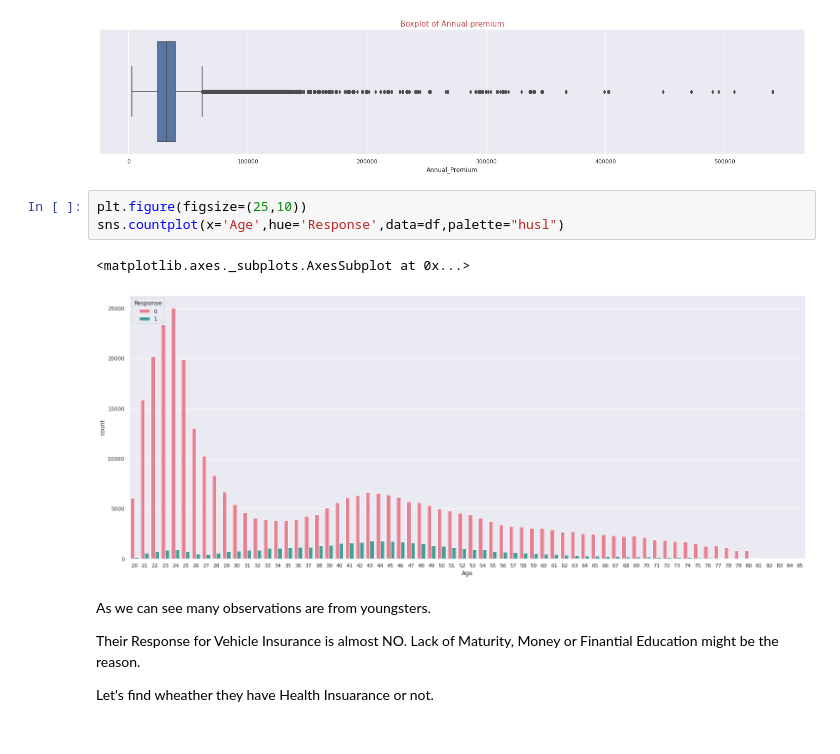
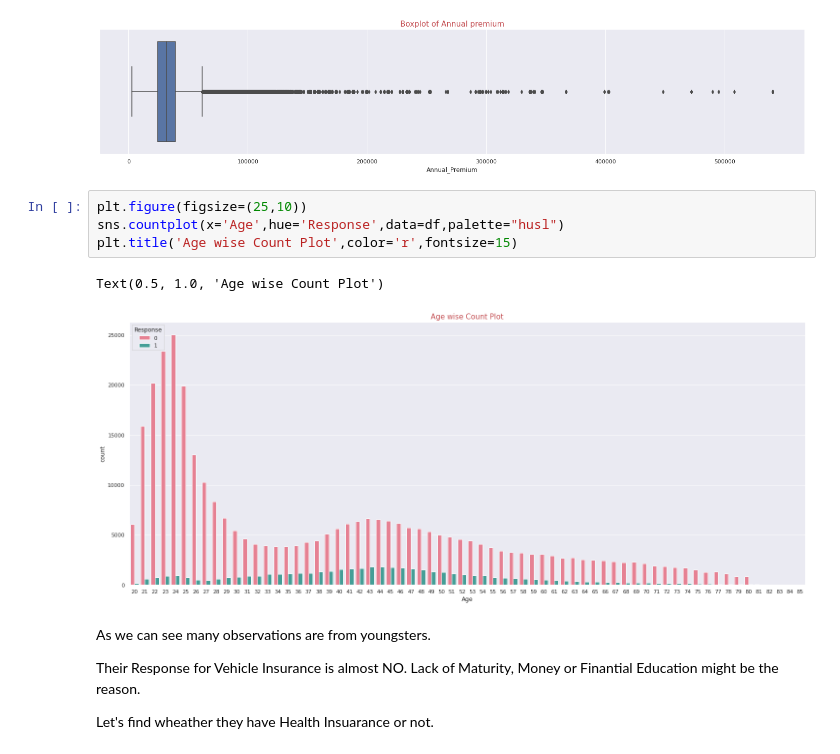
Before and after one commit to GoPlusUltra/Health-Insurance-Cross-Sell-Prediction-Model, a Jupyter notebook: HEALTH_INSURANCE_CROSS_SELL_PREDICTION.ipynb, the cells around one changed output. Drawn from its saved outputs; the diff is of its cells as text.

```diff
--- a/HEALTH_INSURANCE_CROSS_SELL_PREDICTION.ipynb
+++ b/HEALTH_INSURANCE_CROSS_SELL_PREDICTION.ipynb
@@ -201,9 +203,10 @@ plt.show()
 # %%
 plt.figure(figsize=(25,10))
 sns.countplot(x='Age',hue='Response',data=df,palette="husl")
+plt.title('Age wise Count Plot',color='r',fontsize=15)
 # %% [output]
-<matplotlib.axes._subplots.AxesSubplot at 0x...>
+Text(0.5, 1.0, 'Age wise Count Plot')
-[figure, old version]
+[figure, new version]
 # %% [markdown]
 As we can see many observations are from youngsters.
 
```
Also changed, not shown: parts of 47 cells of this notebook.
